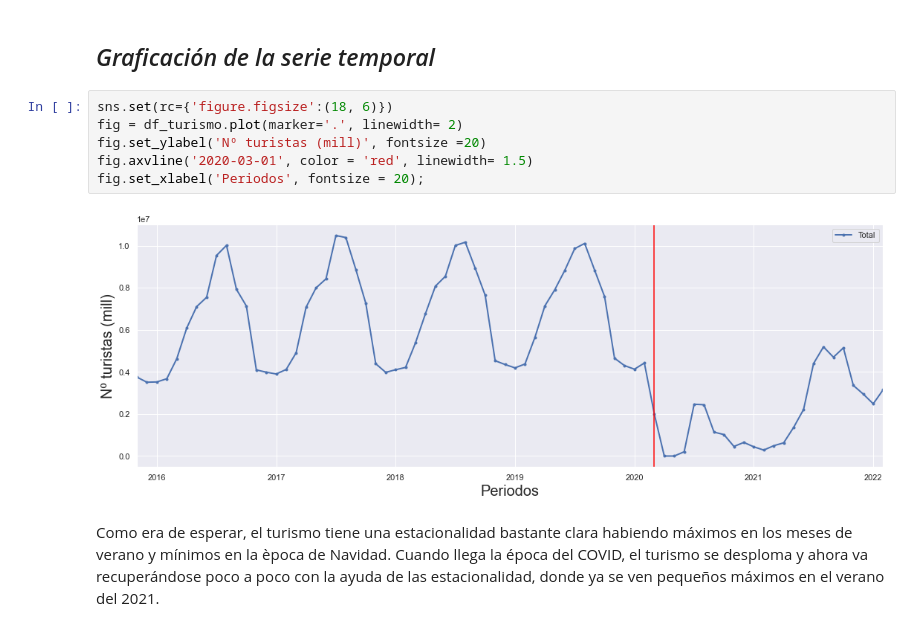
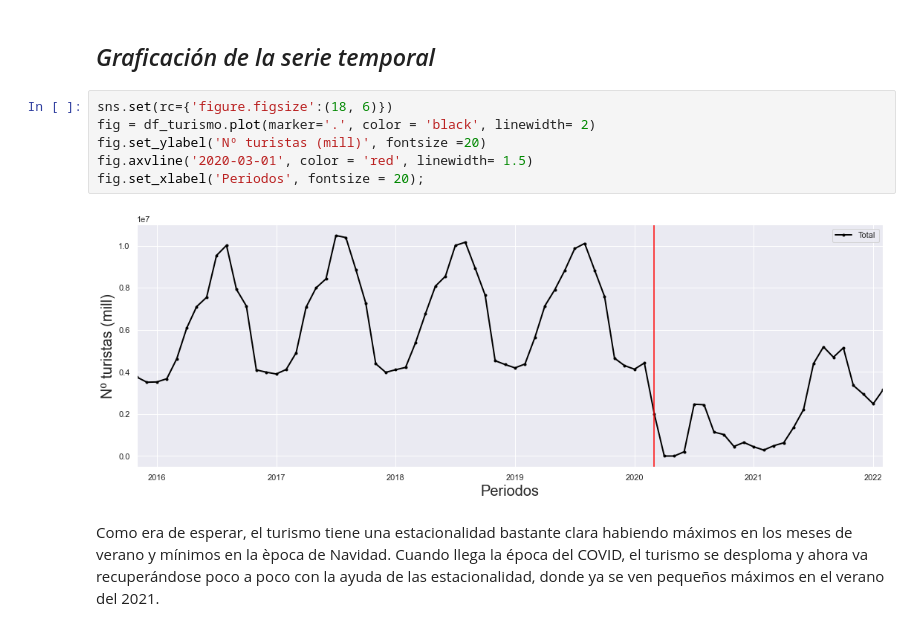
Before and after one commit to algoriv92/TFM, a Jupyter notebook: notebooks/df_turismo.ipynb, the cells around one changed output. Cells and saved outputs as stored; diff of their text form.

```diff
--- a/notebooks/df_turismo.ipynb
+++ b/notebooks/df_turismo.ipynb
@@ -123,12 +123,12 @@ df_turismo['Total']=df_turismo['Total'].str.replace('.', '').astype(float)
 ## *Graficación de la serie temporal*
 # %%
 sns.set(rc={'figure.figsize':(18, 6)})
-fig = df_turismo.plot(marker='.', linewidth= 2)
+fig = df_turismo.plot(marker='.', color = 'black', linewidth= 2)
 fig.set_ylabel('Nº turistas (mill)', fontsize =20)
 fig.axvline('2020-03-01', color = 'red', linewidth= 1.5)
 fig.set_xlabel('Periodos', fontsize = 20);
 # %% [output]
-[figure, old version]
+[figure, new version]
 # %% [markdown]
 Como era de esperar, el turismo tiene una estacionalidad bastante clara habiendo máximos en los meses de verano y mínimos en la època de Navidad. Cuando llega la época del COVID, el turismo se desploma y ahora va recuperándose poco a poco con la ayuda de las estacionalidad, donde ya se ven pequeños máximos en el verano del 2021.
 # %% [markdown]
```
Also changed, not shown: parts of 1 cell of this notebook, 18 other files.
